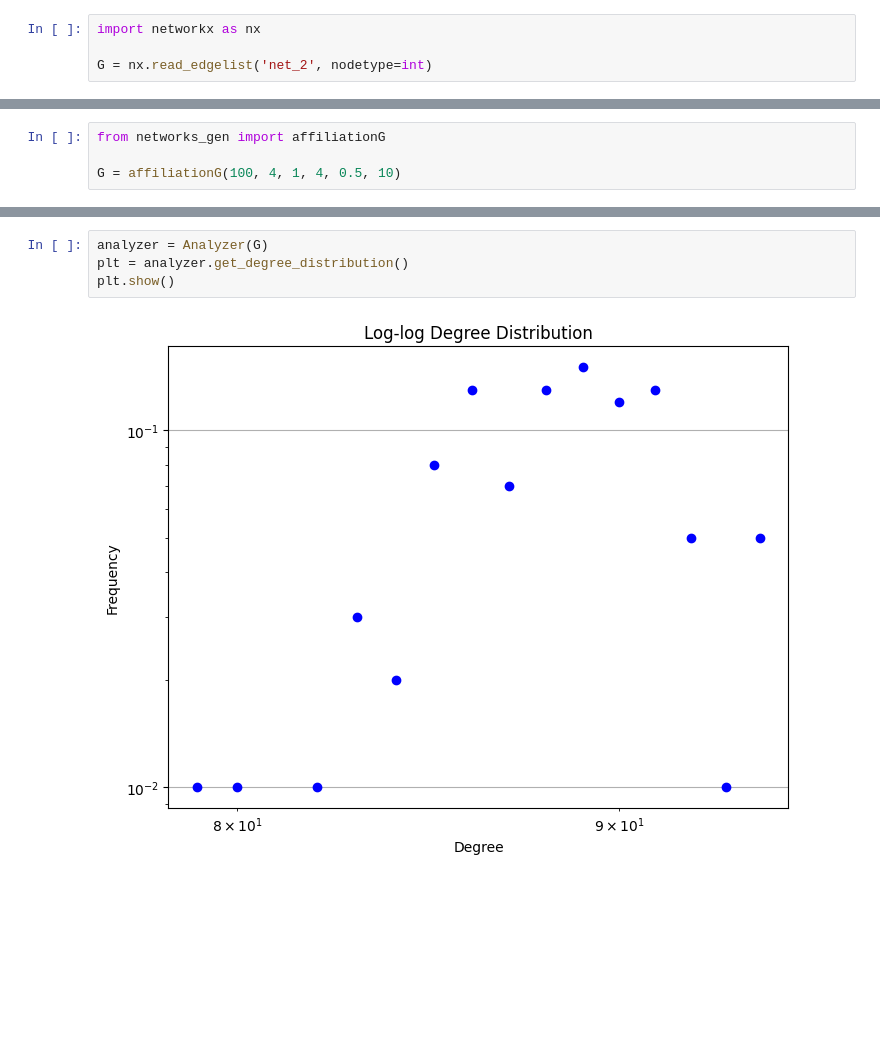
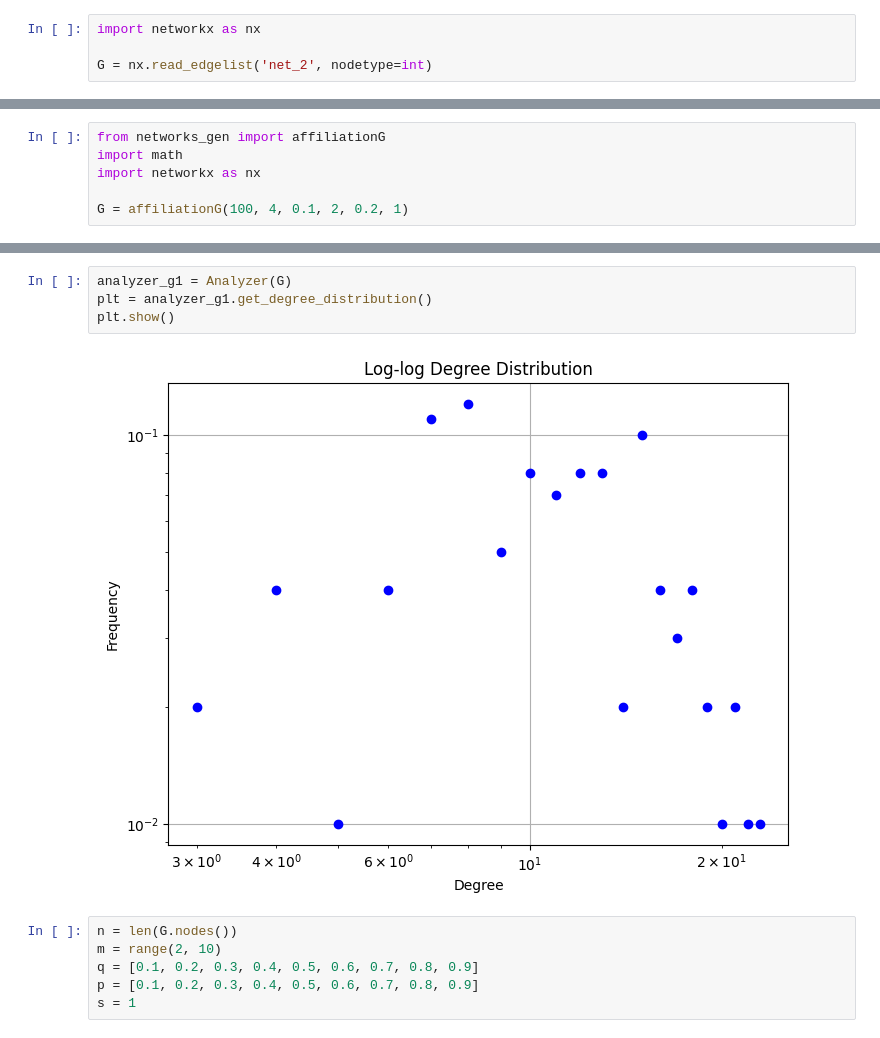
Before and after one commit to SNA24/final_project, a Jupyter notebook: analyze.ipynb, the cells around one changed output, grey strips where cells are left out. Cells and saved outputs as stored; diff of their text form; blank space fills up the shorter version.

Commit message:
updates analyze

```diff
--- a/analyze.ipynb
+++ b/analyze.ipynb
@@ -152,4 +144,6 @@ with open('labels.txt', 'w') as f:
 # %%
 from networks_gen import affiliationG
+import math
+import networkx as nx
 
-G = affiliationG(100, 4, 1, 4, 0.5, 10)
+G = affiliationG(100, 4, 0.1, 2, 0.2, 1)
@@ -161,9 +150,15 @@ nx.draw_networkx(G, with_labels=False, linewidths=0.01, node_size=1, width=0.1)
 # %%
-analyzer = Analyzer(G)
-plt = analyzer.get_degree_distribution()
+analyzer_g1 = Analyzer(G)
+plt = analyzer_g1.get_degree_distribution()
 plt.show()
 # %% [output]
-[figure, old version]
+[figure, new version]
+# %%
+n = len(G.nodes())
+m = range(2, 10)
+q = [0.1, 0.2, 0.3, 0.4, 0.5, 0.6, 0.7, 0.8, 0.9]
+p = [0.1, 0.2, 0.3, 0.4, 0.5, 0.6, 0.7, 0.8, 0.9]
+s = 1
 # %%
 import numpy as np
 import math
```
Also changed, not shown: parts of 12 cells of this notebook, 1 other file.
